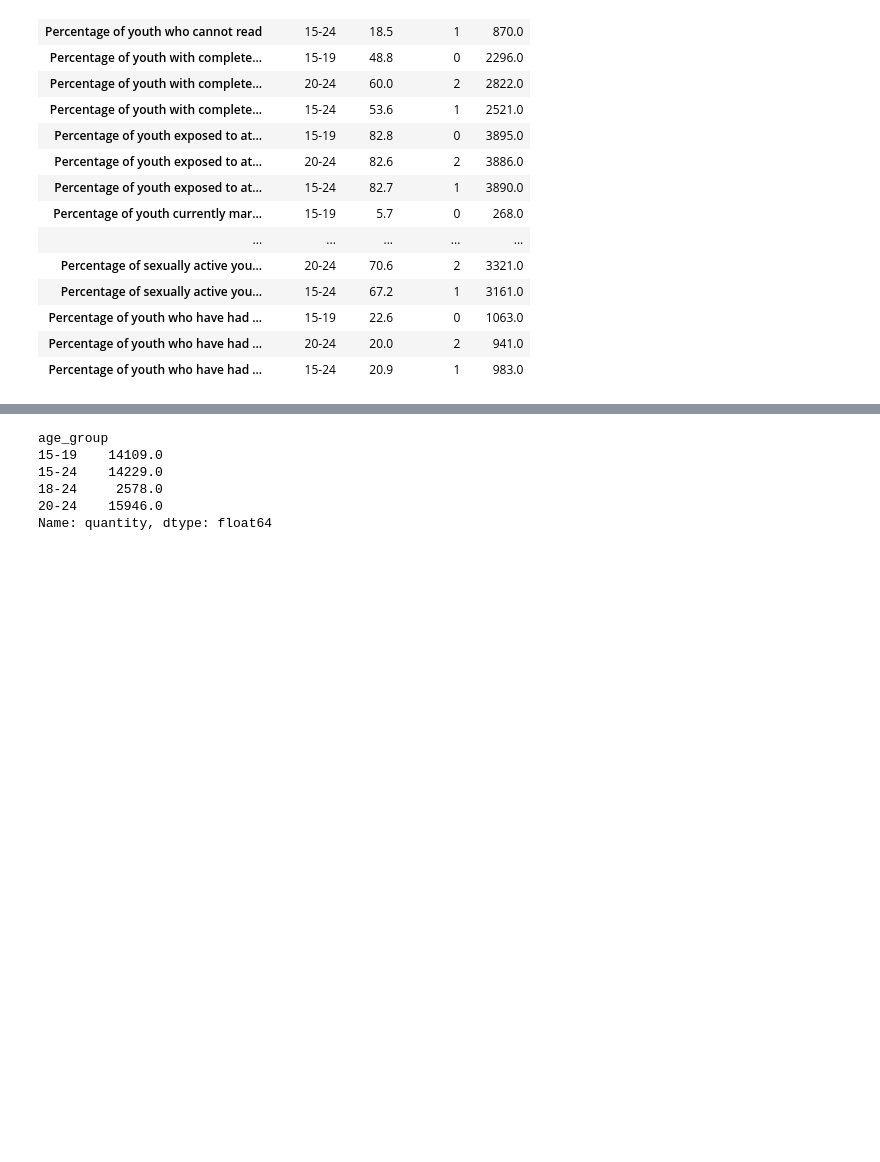
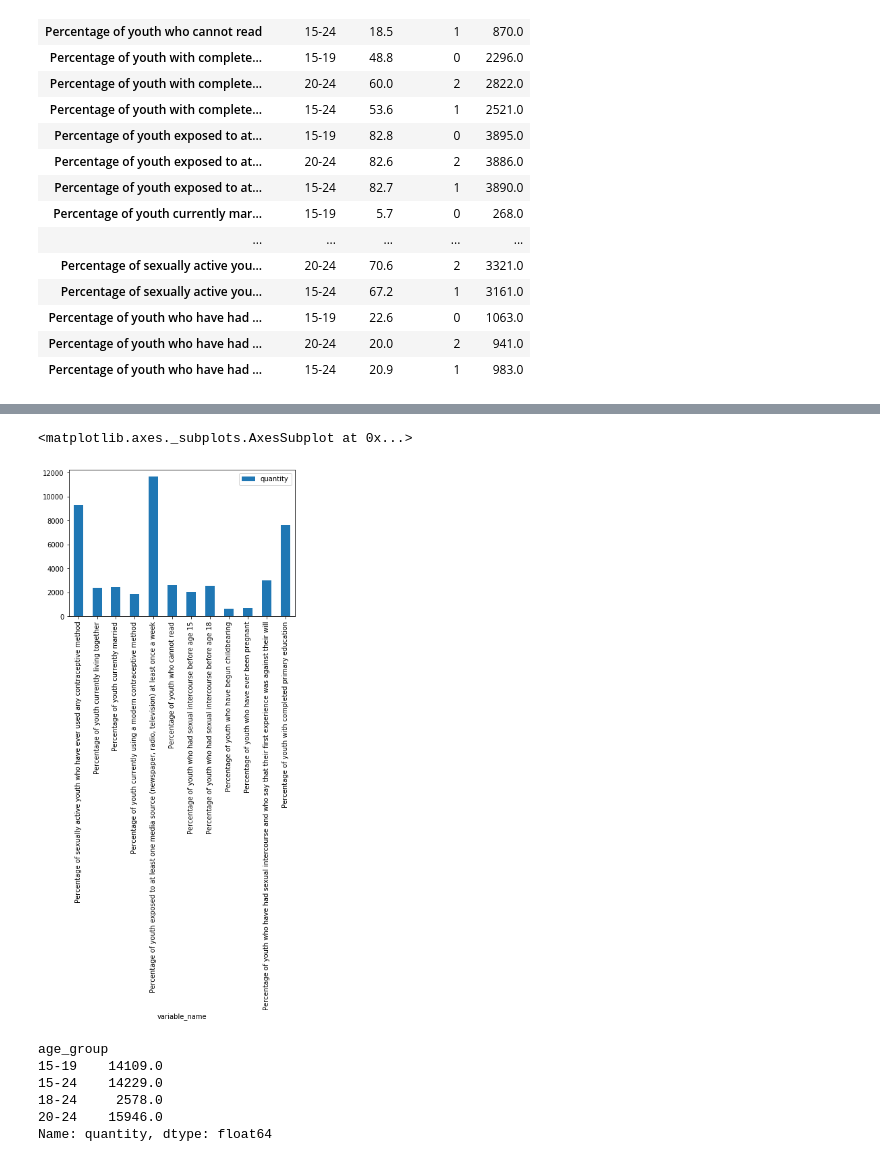
Before and after one commit to Maickery/Child_of_change, a Jupyter notebook: Child_of_one.ipynb, the cells around one changed output, grey strips where cells are left out. Drawn from its saved outputs; the diff is of its cells as text; code cells hidden in the pictures; blank space fills up the shorter version.

```diff
--- a/Child_of_one.ipynb
+++ b/Child_of_one.ipynb
@@ -448,7 +464,7 @@ df6
 datf=df1.append(df2, ignore_index=True)
 # %%
 # Stack the DataFrames on top of each other
-df_ks = pd.concat([df1,df2,df3,df4,df5,df6], axis=0).drop(['men'], axis=1).reset_index(drop= True)
+df_keys = pd.concat([df1,df2,df3,df4,df5,df6], axis=0).drop(['men'], axis=1).reset_index(drop= True)
 df_keys = df_ks.drop(df_keys.index [19])
 df_keys
 # %% [output]
@@ -562,3 +578,6 @@ df_set
 | Percentage of youth who have had ... | 15-19 | 22.6 | 0 | 1063.0 |
 | Percentage of youth who have had ... | 20-24 | 20.0 | 2 | 941.0 |
 | Percentage of youth who have had ... | 15-24 | 20.9 | 1 | 983.0 |
+# %%
+df_a= df_keys.groupby('variable_name')['quantity'].sum().reset_index()
+df_a.sort_values(by=['quantity'])
@@ -565,3 +598,8 @@ df_set
+# %%
+df_a.plot(kind='bar', x='variable_name',y='quantity' )
+# %% [output]
+<matplotlib.axes._subplots.AxesSubplot at 0x...>
+[figure, added]
 # %%
 df_set.groupby('age_group')['quantity'].sum()
 # %% [output]
```
Also changed, not shown: parts of 22 cells of this notebook, 1 other file.
